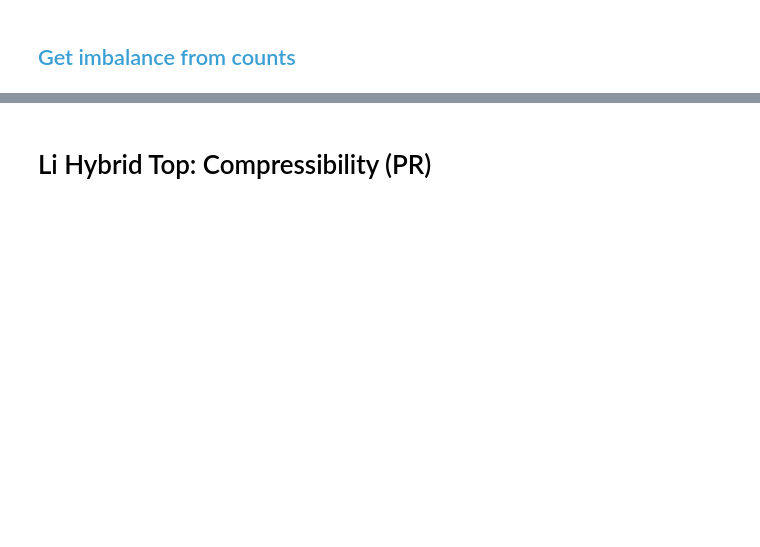
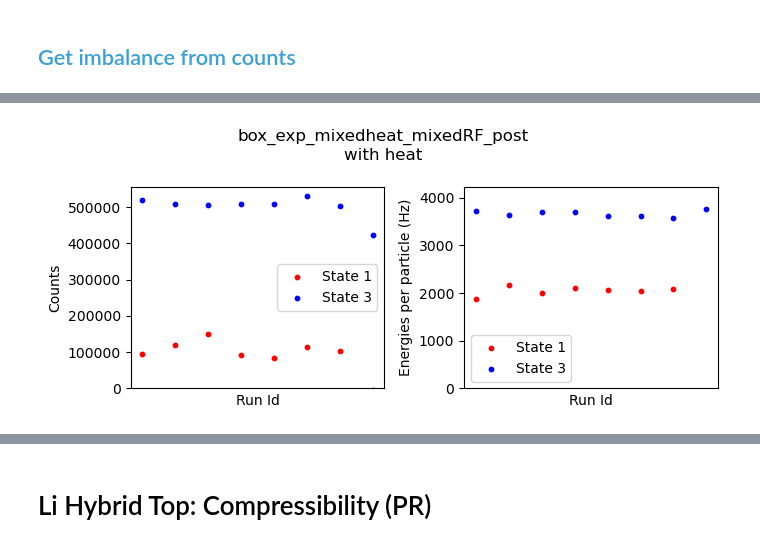
Before and after one commit to huanium/huanium, a Jupyter notebook: MIT_PhD/BEC1/Analysis/BEC1 Calculator.ipynb, the cells around one changed output, grey strips where cells are left out. Saved outputs shown, nothing was run; the diff lists cells and outputs as text; code cells hidden in the pictures; blank space fills up the shorter version.

```diff
--- a/MIT_PhD/BEC1/Analysis/BEC1 Calculator.ipynb
+++ b/MIT_PhD/BEC1/Analysis/BEC1 Calculator.ipynb
@@ -2526,0 +2208,88 @@ Results and images saved!
+# %%
+# now get counts, energies versus run_id for HeatCycles = 0
+counts_A_heat = data_frame_Box_Exp_mixedheat[(data_frame_Box_Exp_mixedheat['image_type'] == 'TopA')
+                                               & (data_frame_Box_Exp_mixedheat['HeatCycles'] != 0)]['atom_count']
+counts_B_heat = data_frame_Box_Exp_mixedheat[(data_frame_Box_Exp_mixedheat['image_type'] == 'TopB')
+                                               & (data_frame_Box_Exp_mixedheat['HeatCycles'] != 0)]['atom_count']
+energies_A_heat = data_frame_Box_Exp_mixedheat[(data_frame_Box_Exp_mixedheat['image_type'] == 'TopA')
+                                                 & (data_frame_Box_Exp_mixedheat['HeatCycles'] != 0)]['E_hz_pp_from_ax_trap']
+energies_B_heat = data_frame_Box_Exp_mixedheat[(data_frame_Box_Exp_mixedheat['image_type'] == 'TopB')
+                                                 & (data_frame_Box_Exp_mixedheat['HeatCycles'] != 0)]['E_hz_pp_from_ax_trap']
+run_ids_heat = data_frame_Box_Exp_mixedheat[(data_frame_Box_Exp_mixedheat['image_type'] == 'TopA')
+                                              & (data_frame_Box_Exp_mixedheat['HeatCycles'] != 0)]['run_id']
+
+fig_Box_Exp_heat = plt.figure(figsize=(7,3))
+ax_Box_Exp_heat_counts = fig_Box_Exp_heat.add_subplot(121)
+
+# plot counts vs Run Id
+pr1_Box_Exp_heat = ax_Box_Exp_heat_counts.scatter(run_ids_heat,
+                                                   counts_A_heat,
+                                                   color = 'red' ,
+                                                   s = 10)
+pr2_Box_Exp_heat = ax_Box_Exp_heat_counts.scatter(run_ids_heat,
+                                                   counts_B_heat,
+                                                   color = 'blue',
+                                                   s = 10)
+ax_Box_Exp_heat_counts.legend([pr1_Box_Exp_heat, pr2_Box_Exp_heat],['State 1', 'State 3'])
+fig_Box_Exp_heat.autofmt_xdate()
+ax_Box_Exp_heat_counts.set_xticks([])
+ax_Box_Exp_heat_counts.set_ylim(ymin=0)
+plt.xlabel('Run Id')
+plt.ylabel('Counts')
+
+# plot energies vs run id
+ax_Box_Exp_heat_energies = fig_Box_Exp_heat.add_subplot(122)
+e1_Box_Exp_heat = ax_Box_Exp_heat_energies.scatter(run_ids_heat,
+                                            energies_A_heat,
+                                            color = 'red',
+                                            s = 10)
+e2_Box_Exp_heat = ax_Box_Exp_heat_energies.scatter(run_ids_heat,
+                                            energies_B_heat,
+                                            color = 'blue',
+                                            s = 10)
+ax_Box_Exp_heat_energies.legend([e1_Box_Exp_heat, e2_Box_Exp_heat],['State 1', 'State 3'])
+fig_Box_Exp_heat.autofmt_xdate()
+ax_Box_Exp_heat_energies.set_xticks([])
+ax_Box_Exp_heat_energies.set_ylim(ymin=0)
+plt.xlabel('Run Id')
+plt.ylabel('Energies per particle (Hz)')
+
+# add title to figure:
+folder_name = os.path.basename(os.path.dirname(data_frame_Box_Exp_mixedheat['fullpaths'][0]))
+fig_Box_Exp_heat.suptitle(folder_name + "\n" + 'with heat')
+fig_Box_Exp_heat.tight_layout()
+
+plt.show()
+
+# calculate imbalance vs Run Id
+counts_A_heat = np.array(counts_A_heat)
+counts_B_heat = np.array(counts_B_heat)
+energies_A_heat = np.array(energies_A_heat)
+energies_B_heat = np.array(energies_B_heat)
+imbalance_heat = (counts_B_heat - counts_A_heat)/(counts_B_heat + counts_A_heat)
+
+
+#### statistics report ####
+print('--- Counts and Energies per particle (WITH HEAT) ---')
+print('Mean State 1 count:        ' + str("{:.2f}".format(np.mean(counts_A_heat))))
+print('Stdev state 1 count:       ' + str("{:.2f}".format(np.std(counts_A_heat))))
+print('Mean State 3 count:        ' + str("{:.2f}".format(np.mean(counts_B_heat))))
+print('Stdev state 3 count:       ' + str("{:.2f}".format(np.std(counts_B_heat))))
+print('Mean State 1 energy (Hz):  ' + str("{:.2f}".format(np.mean(energies_A_heat))))
+print('Stdev state 1 energy (Hz): ' + str("{:.2f}".format(np.std(energies_A_heat))))
+print('Mean State 3 energy (Hz):  ' + str("{:.2f}".format(np.mean(energies_B_heat))))
+print('Stdev state 3 energy (Hz): ' + str("{:.2f}".format(np.std(energies_B_heat))))
+
+weighted_avg_energy_heat = (energies_A_heat*counts_A_heat + energies_B_heat*counts_B_heat)/(counts_A_heat + counts_B_heat)
+print('Mean weighted energy (Hz): ' + str("{:.2f}".format(np.mean(weighted_avg_energy_heat))))
+print('Std weighted energy (Hz):  ' + str("{:.2f}".format(np.std(weighted_avg_energy_heat))))
+
+# print average imbalance:
+print('Average imbalance:         ' + str("{:.2f}".format(np.mean(imbalance_heat))))
+print('Std imbalance:             ' + str("{:.2f}".format(np.std(imbalance_heat))))
+
+# print RF12 Time:
+RF12_Time_heat = data_frame_Box_Exp_mixedheat[data_frame_Box_Exp_mixedheat['HeatCycles']!=0]['RF12_Time'].iloc[0]
+print('RF12 Time (ms):            ' + str("{:.2f}".format(RF12_Time_heat)))
+# %% [output]
+[figure, added]
```
Also changed, not shown: parts of 148 cells of this notebook, 21 other files.
